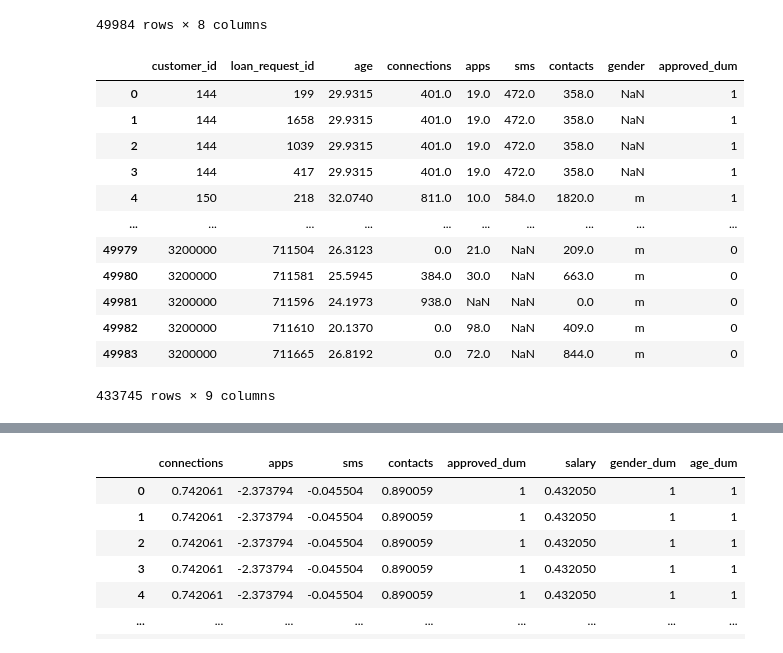
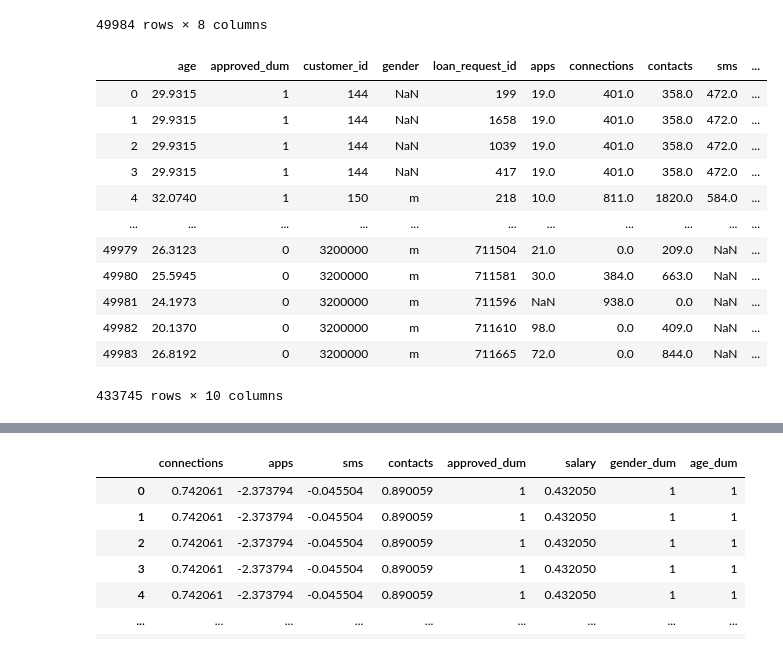
Before and after one commit to ideechy/Fairness-Learning, a Jupyter notebook: real-data.ipynb, the cells around one changed output, grey strips where cells are left out. Saved outputs shown, nothing was run; the diff lists cells and outputs as text; code cells hidden in the pictures.

Commit message:
evaluation of rewards for real data

```diff
--- a/real-data.ipynb
+++ b/real-data.ipynb
@@ -41,41 +42,44 @@ df_raw_2
 | 49983 | 3200000 | 26.8192 | 0.0 | 72.0 | NaN | 844.0 | 711665 | m |
 49984 rows × 8 columns
 # %%
+df_raw_1['reward'] = 2 * (0.5 - df_raw_1['def_flag'])
+df_raw_2['reward'] = 0
 df_raw_1['approved_dum'] = 1
 df_raw_2['approved_dum'] = 0
 df_raw = pd.concat([
     df_raw_1.drop(['loan_transferred_date', 'def_flag'], axis=1),
     df_raw_2.rename(columns={'loan_request_initial_id': 'loan_request_id'}),
 ]).rename(columns={
     'noofconnections': 'connections',
     'noofapps': 'apps',
     'noofsms': 'sms',
     'noofcontacts': 'contacts',
 }).astype({
     'customer_id': 'Int64',
     'loan_request_id': 'Int64',
     'age': 'float',
     'connections': 'float',
     'apps': 'float',
     'sms': 'float',
     'contacts': 'float',
     'approved_dum': 'Int64',
+    'reward': 'Int64',
 })
 df_raw
 # %% [output]
-|  | customer_id | loan_request_id | age | connections | apps | sms | contacts | gender | approved_dum |
-| 0 | 144 | 199 | 29.9315 | 401.0 | 19.0 | 472.0 | 358.0 | NaN | 1 |
-| 1 | 144 | 1658 | 29.9315 | 401.0 | 19.0 | 472.0 | 358.0 | NaN | 1 |
-| 2 | 144 | 1039 | 29.9315 | 401.0 | 19.0 | 472.0 | 358.0 | NaN | 1 |
-| 3 | 144 | 417 | 29.9315 | 401.0 | 19.0 | 472.0 | 358.0 | NaN | 1 |
-| 4 | 150 | 218 | 32.0740 | 811.0 | 10.0 | 584.0 | 1820.0 | m | 1 |
-| ... | ... | ... | ... | ... | ... | ... | ... | ... | ... |
-| 49979 | 3200000 | 711504 | 26.3123 | 0.0 | 21.0 | NaN | 209.0 | m | 0 |
-| 49980 | 3200000 | 711581 | 25.5945 | 384.0 | 30.0 | NaN | 663.0 | m | 0 |
-| 49981 | 3200000 | 711596 | 24.1973 | 938.0 | NaN | NaN | 0.0 | m | 0 |
-| 49982 | 3200000 | 711610 | 20.1370 | 0.0 | 98.0 | NaN | 409.0 | m | 0 |
-| 49983 | 3200000 | 711665 | 26.8192 | 0.0 | 72.0 | NaN | 844.0 | m | 0 |
+|  | age | approved_dum | customer_id | gender | loan_request_id | apps | connections | contacts | sms | ... |
+| 0 | 29.9315 | 1 | 144 | NaN | 199 | 19.0 | 401.0 | 358.0 | 472.0 | ... |
+| 1 | 29.9315 | 1 | 144 | NaN | 1658 | 19.0 | 401.0 | 358.0 | 472.0 | ... |
+| 2 | 29.9315 | 1 | 144 | NaN | 1039 | 19.0 | 401.0 | 358.0 | 472.0 | ... |
+| 3 | 29.9315 | 1 | 144 | NaN | 417 | 19.0 | 401.0 | 358.0 | 472.0 | ... |
+| 4 | 32.0740 | 1 | 150 | m | 218 | 10.0 | 811.0 | 1820.0 | 584.0 | ... |
+| ... | ... | ... | ... | ... | ... | ... | ... | ... | ... | ... |
+| 49979 | 26.3123 | 0 | 3200000 | m | 711504 | 21.0 | 0.0 | 209.0 | NaN | ... |
+| 49980 | 25.5945 | 0 | 3200000 | m | 711581 | 30.0 | 384.0 | 663.0 | NaN | ... |
+| 49981 | 24.1973 | 0 | 3200000 | m | 711596 | NaN | 938.0 | 0.0 | NaN | ... |
+| 49982 | 20.1370 | 0 | 3200000 | m | 711610 | 98.0 | 0.0 | 409.0 | NaN | ... |
+| 49983 | 26.8192 | 0 | 3200000 | m | 711665 | 72.0 | 0.0 | 844.0 | NaN | ... |
-433745 rows × 9 columns
+433745 rows × 10 columns
 # %%
 df_csv = pd.read_csv('data/Cashe_information.csv').rename(columns={
     'AGE': 'age',
```
Also changed, not shown: parts of 5 cells of this notebook, 6 other files.
